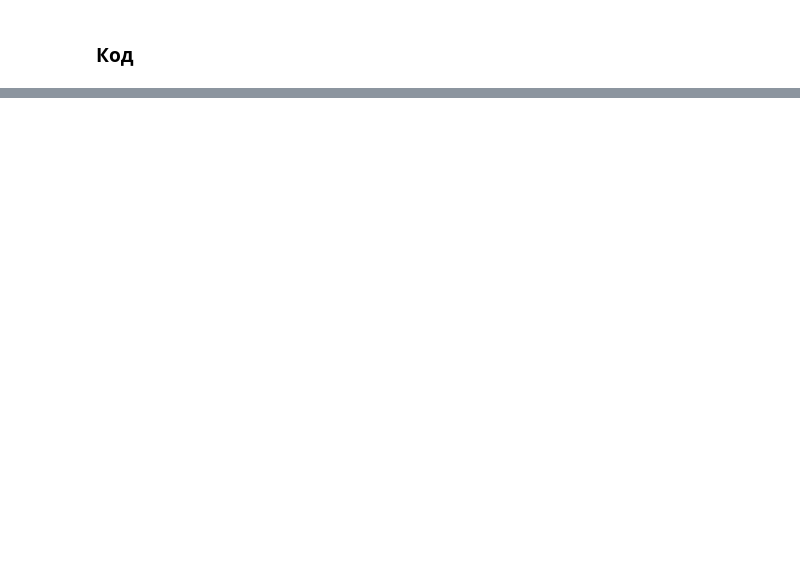
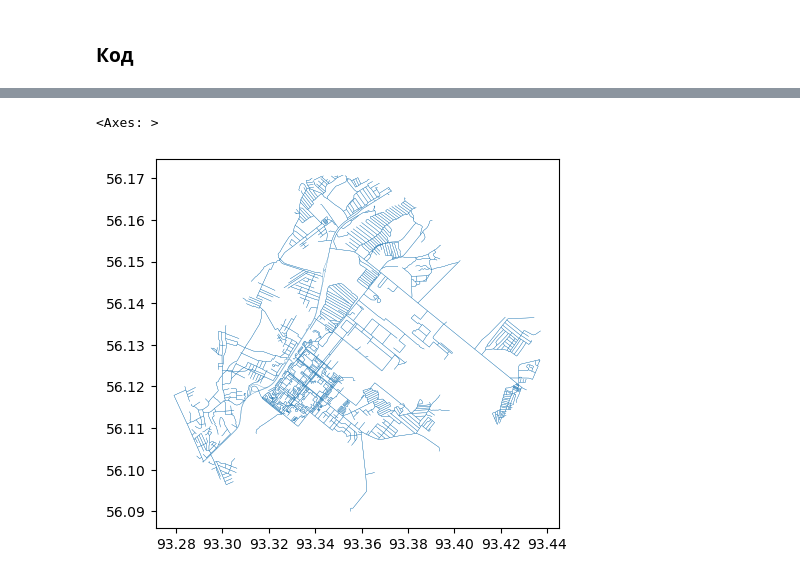
Before and after one commit to Obsidian-pb/genesis, a Jupyter notebook: work/genesis/gwo.ipynb, the cells around one changed output, grey strips where cells are left out. Saved outputs shown, nothing was run; the diff lists cells and outputs as text; code cells hidden in the pictures; blank space fills up the shorter version.

```diff
--- a/work/genesis/gwo.ipynb
+++ b/work/genesis/gwo.ipynb
@@ -471,0 +556,19 @@ print_results(g_nodes, {best_nodes_gwo: 'full'}, figsize=(10,10))
+# %%
+# 1. Загрузка исходных данных
+## Загрузка ГДС
+G = ox.load_graphml(r'tests\data\test_rng.ml')
+
+## Упрощение графа (уменьшение количества узлов)
+G = ox.simplification.simplify_graph(G)
+
+## Загрузка зданий
+buildings = gpd.read_file(r'tests\data\buildings.gpkg', layer='buildings')
+### Сопоставление зданий с ближайшими узлами ГДС
+centroids = ox.projection.project_gdf(buildings).geometry.centroid
+buildings['node'] = ox.distance.nearest_nodes(ox.project_graph(G),
+                                              centroids.x,
+                                              centroids.y
+                                              )
+# Дополняем набор весами
+weights = [random.randint(1, 10) for _ in range(len(buildings))]
+buildings['weight'] = weights
@@ -471,0 +666,7 @@ print_results(g_nodes, {best_nodes_gwo: 'full'}, figsize=(10,10))
+# %%
+g_nodes, g_edges = ox.graph_to_gdfs(G, nodes=True, edges=True)
+# %%
+g_edges.plot(linewidth=0.2)
+# %% [output]
+<Axes: >
+[figure, added]
```
Also changed, not shown: parts of 9 cells of this notebook, 1 other file.
